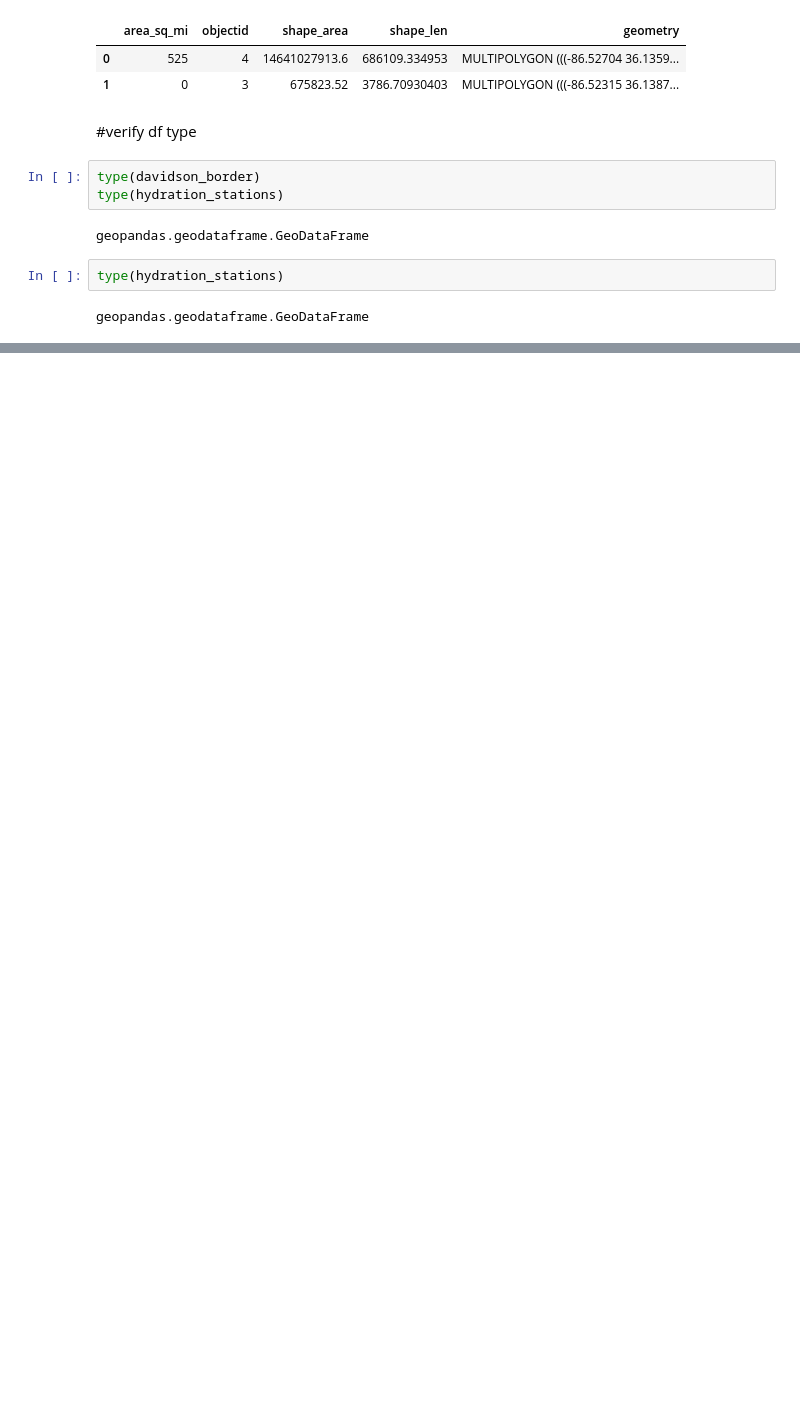
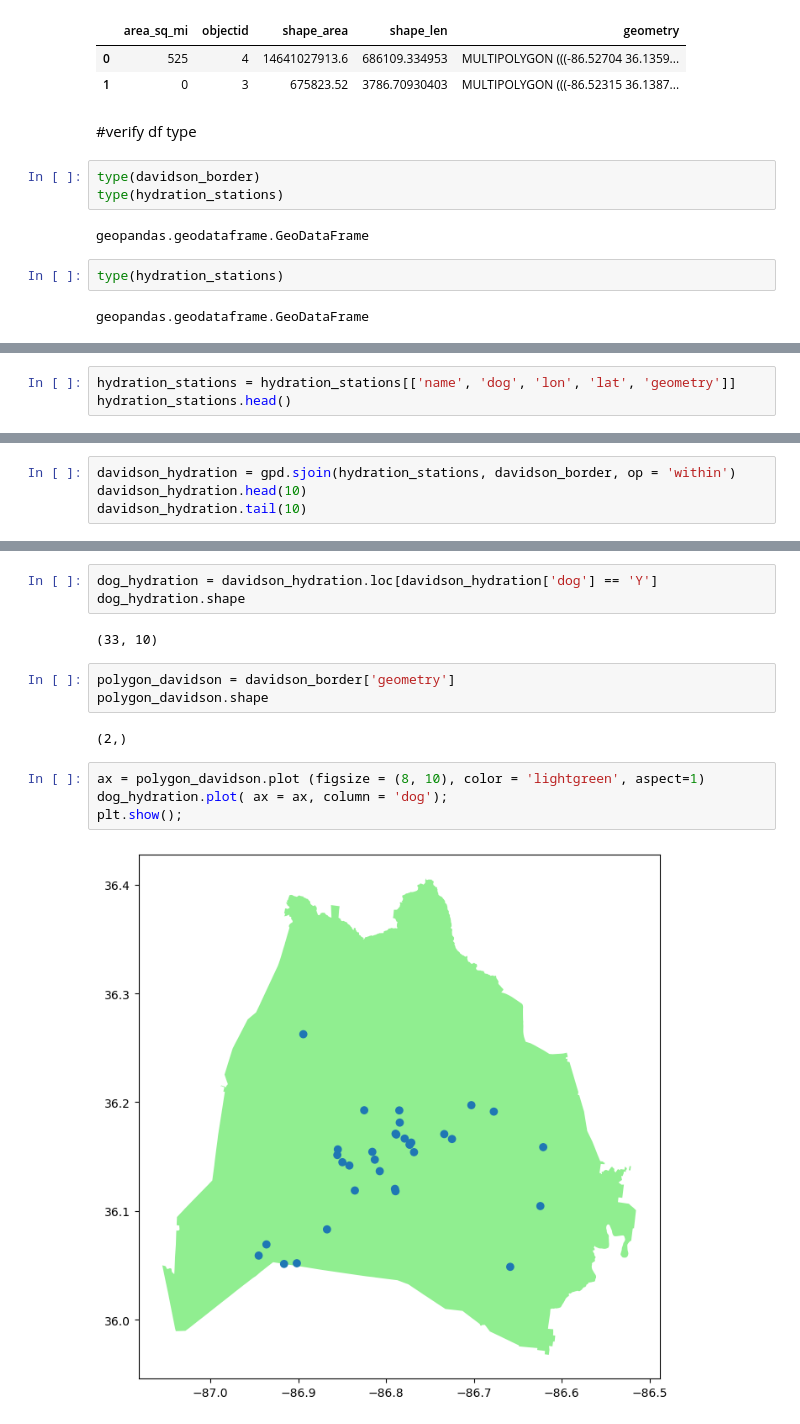
Before and after one commit to NSS-Data-Analytics-Cohort-8/geospatial-python-workshop-lawrence-haggerty, a Jupyter notebook: notebooks/haggerty_geospatial_project.ipynb, the cells around one changed output, grey strips where cells are left out. Saved outputs shown, nothing was run; the diff lists cells and outputs as text; blank space fills up the shorter version.

```diff
--- a/notebooks/haggerty_geospatial_project.ipynb
+++ b/notebooks/haggerty_geospatial_project.ipynb
@@ -55,0 +58,3 @@ geopandas.geodataframe.GeoDataFrame
+# %%
+hydration_stations = hydration_stations[['name', 'dog', 'lon', 'lat', 'geometry']]
+hydration_stations.head()
@@ -55,0 +72,4 @@ geopandas.geodataframe.GeoDataFrame
+# %%
+davidson_hydration = gpd.sjoin(hydration_stations, davidson_border, op = 'within')
+davidson_hydration.head(10)
+davidson_hydration.tail(10)
@@ -55,0 +88,16 @@ geopandas.geodataframe.GeoDataFrame
+# %%
+dog_hydration = davidson_hydration.loc[davidson_hydration['dog'] == 'Y']
+dog_hydration.shape
+# %% [output]
+(33, 10)
+# %%
+polygon_davidson = davidson_border['geometry']
+polygon_davidson.shape
+# %% [output]
+(2,)
+# %%
+ax = polygon_davidson.plot (figsize = (8, 10), color = 'lightgreen', aspect=1)
+dog_hydration.plot( ax = ax, column = 'dog');
+plt.show();
+# %% [output]
+[figure, added]
```
Also changed, not shown: parts of 11 cells of this notebook.
